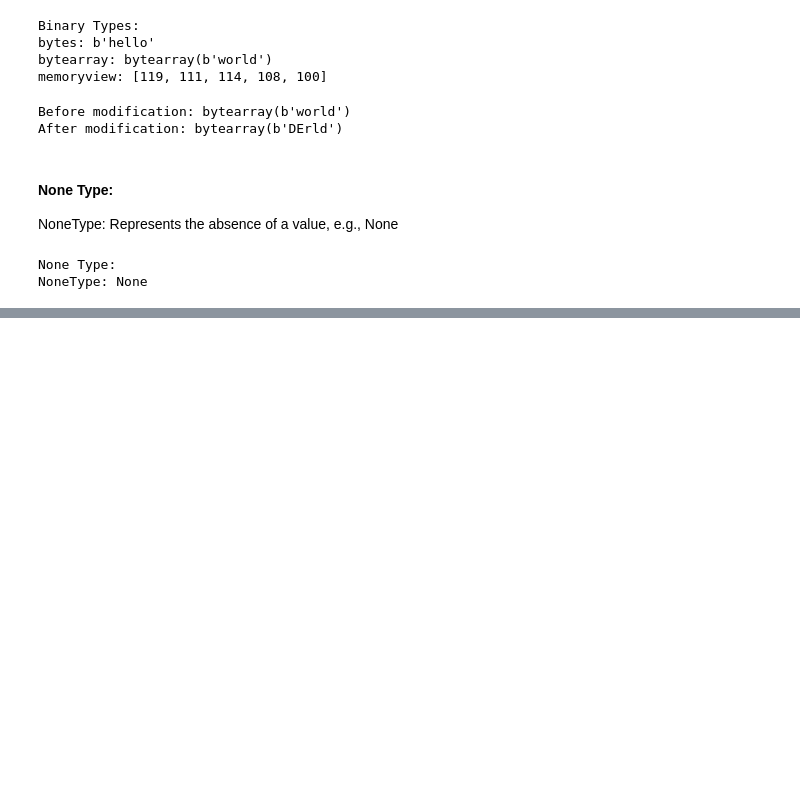
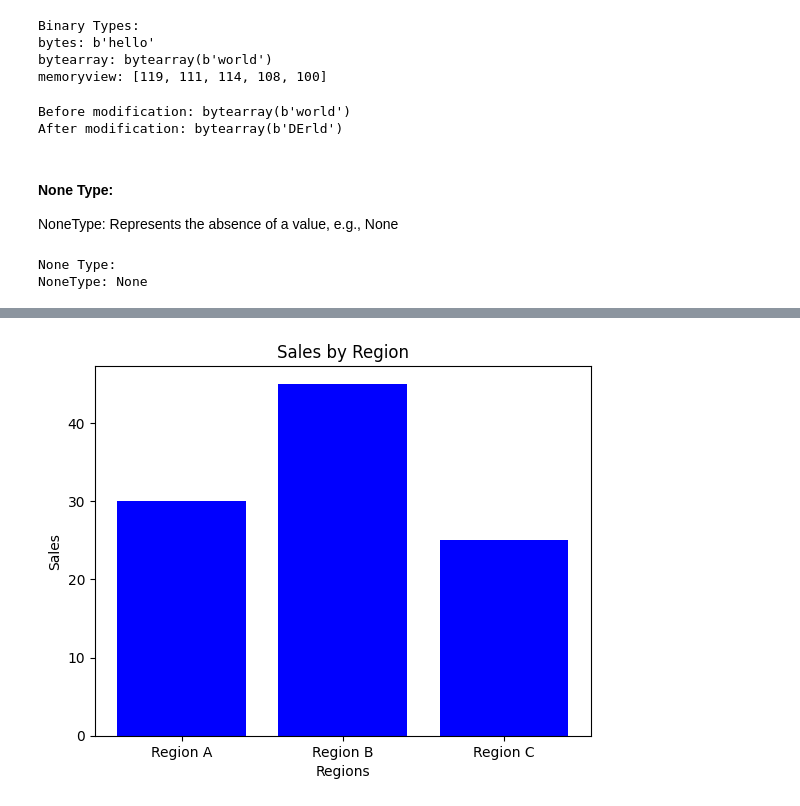
Before and after one commit to Ramyasreekodati/Ramyasreekodati-imp-librarys-of-data-science, a Jupyter notebook: python/2.Data_types.ipynb, the cells around one changed output, grey strips where cells are left out. Saved outputs shown, nothing was run; the diff lists cells and outputs as text; code cells hidden in the pictures; blank space fills up the shorter version.

```diff
--- a/python/2.Data_types.ipynb
+++ b/python/2.Data_types.ipynb
@@ -197,0 +282,15 @@ NoneType: None
+# %%
+import matplotlib.pyplot as plt
+
+# Example data
+categories = ['Region A', 'Region B', 'Region C']
+values = [30, 45, 25]
+
+# Create bar chart
+plt.bar(categories, values, color='blue')
+plt.title('Sales by Region')
+plt.xlabel('Regions')
+plt.ylabel('Sales')
+plt.show()
+# %% [output]
+[figure, added]
```
Also changed, not shown: parts of 6 cells of this notebook, 2 other files.
